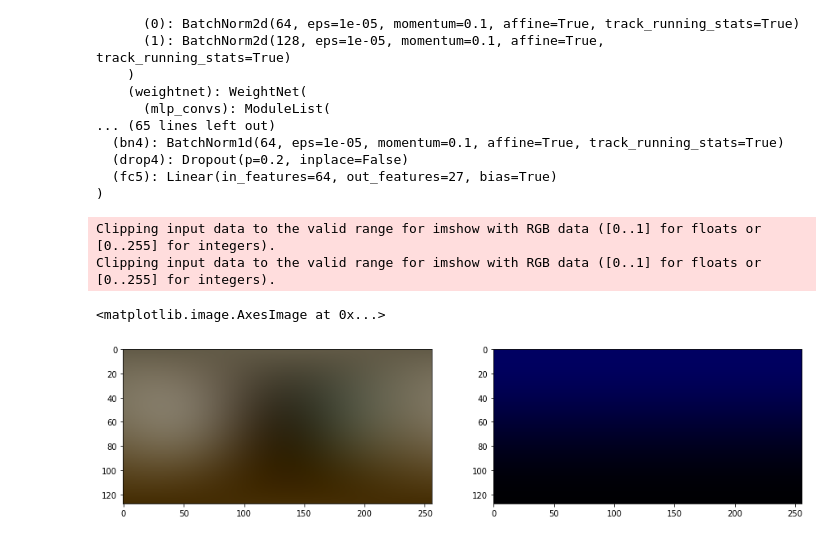
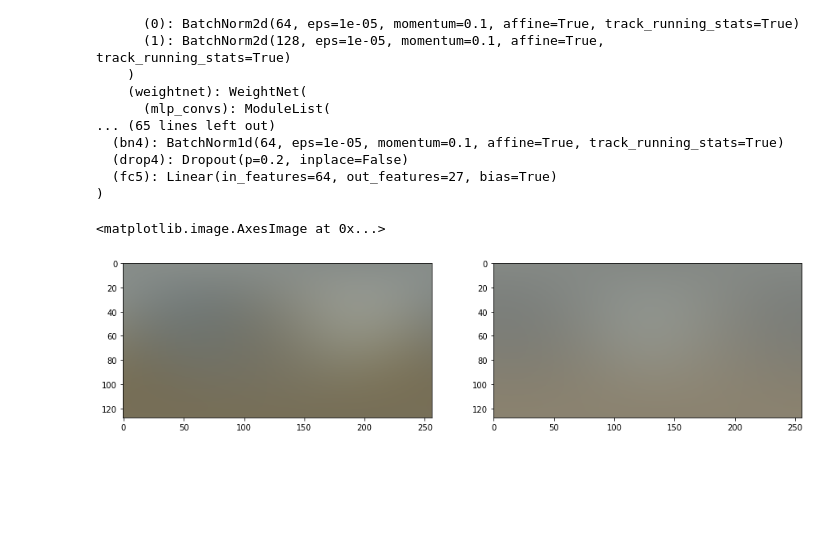
Before and after one commit to cake-lab/PointAR, a Jupyter notebook: evaluation/vis_estimation.ipynb, the cells around one changed output. Drawn from its saved outputs; the diff is of its cells as text; code cells hidden in the pictures; blank space fills up the shorter version.

```diff
--- a/evaluation/vis_estimation.ipynb
+++ b/evaluation/vis_estimation.ipynb
@@ -32,19 +32,21 @@ PointAR(
   (fc5): Linear(in_features=64, out_features=27, bias=True)
 )
 # %%
-idx = 97
+idx = 29
+
+n_scale = torch.Tensor(model.hparams['scale'])
+n_min = torch.Tensor(model.hparams['min'])
 
 x, y = dataset[idx]
 xyz, rgb = x
 
 shc_gt = y
 shc_pd = model.forward(torch.unsqueeze(xyz, dim=0), torch.unsqueeze(rgb, dim=0))
+shc_pd = (shc_pd - n_min) / n_scale
 
 fig, ax = plt.subplots(1, 2, figsize=(15, 5))
 ax[0].imshow(SphericalHarmonics.from_array(shc_gt.numpy()).reconstruct_to_canvas().data)
 ax[1].imshow(SphericalHarmonics.from_array(shc_pd.detach().numpy()[0]).reconstruct_to_canvas().data)
 # %% [output]
-Clipping input data to the valid range for imshow with RGB data ([0..1] for floats or [0..255] for integers).
-Clipping input data to the valid range for imshow with RGB data ([0..1] for floats or [0..255] for integers).
+<matplotlib.image.AxesImage at 0x...>
-<matplotlib.image.AxesImage at 0x...>
-[figure, old version]
+[figure, new version]
```
Also changed, not shown: parts of 1 cell of this notebook.
